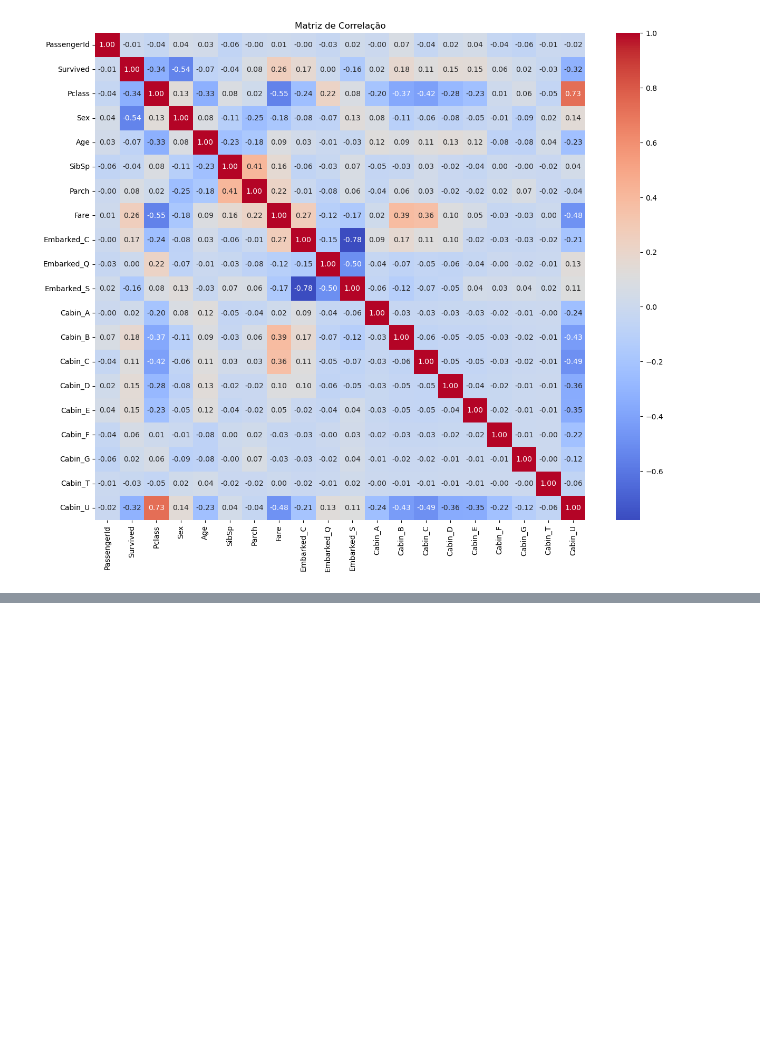
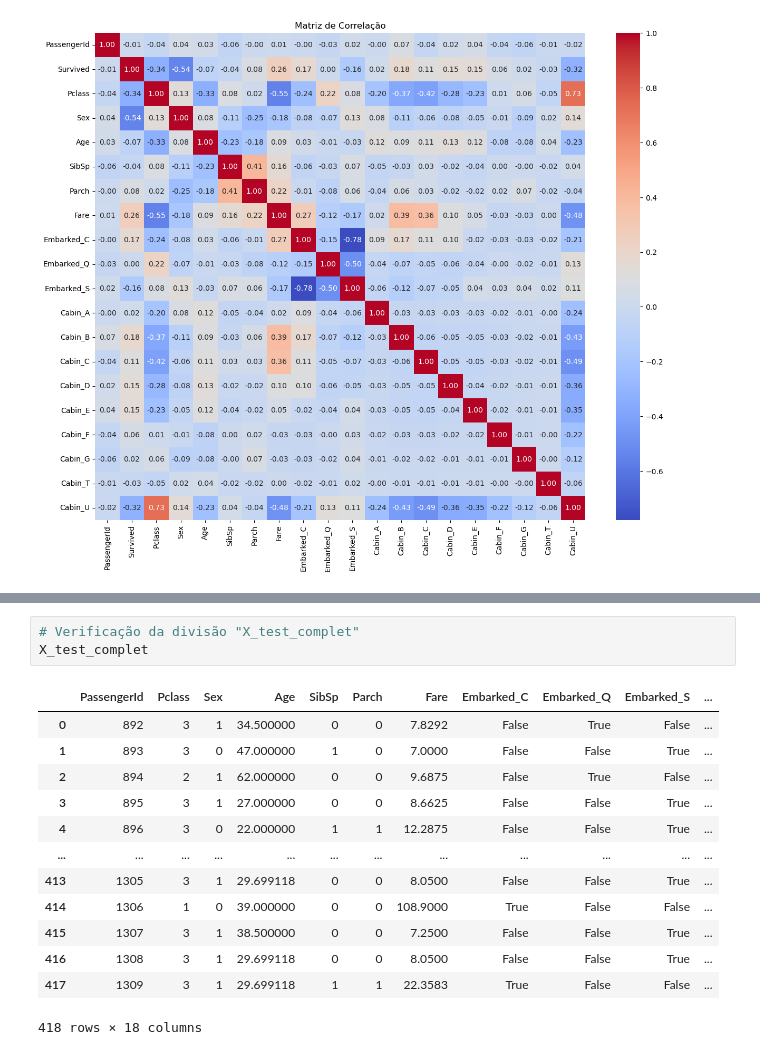
Before and after one commit to Fernandonneto/Machine_Learning_-_Duelo_Entre_Modelos_Titanic_-_EBAC, a Jupyter notebook: MOD41_EXERCICIO_DUELOFINAL.ipynb, the cells around one changed output, grey strips where cells are left out. Drawn from its saved outputs; the diff is of its cells as text; blank space fills up the shorter version.

```diff
--- a/MOD41_EXERCICIO_DUELOFINAL.ipynb
+++ b/MOD41_EXERCICIO_DUELOFINAL.ipynb
@@ -494,0 +519,17 @@ SyntaxError: invalid syntax (2777045509.py, line 2)
+# %%
+# Verificação da divisão "X_test_complet"
+X_test_complet
+# %% [output]
+|  | PassengerId | Pclass | Sex | Age | SibSp | Parch | Fare | Embarked_C | Embarked_Q | Embarked_S | ... |
+| 0 | 892 | 3 | 1 | 34.500000 | 0 | 0 | 7.8292 | False | True | False | ... |
+| 1 | 893 | 3 | 0 | 47.000000 | 1 | 0 | 7.0000 | False | False | True | ... |
+| 2 | 894 | 2 | 1 | 62.000000 | 0 | 0 | 9.6875 | False | True | False | ... |
+| 3 | 895 | 3 | 1 | 27.000000 | 0 | 0 | 8.6625 | False | False | True | ... |
+| 4 | 896 | 3 | 0 | 22.000000 | 1 | 1 | 12.2875 | False | False | True | ... |
+| ... | ... | ... | ... | ... | ... | ... | ... | ... | ... | ... | ... |
+| 413 | 1305 | 3 | 1 | 29.699118 | 0 | 0 | 8.0500 | False | False | True | ... |
+| 414 | 1306 | 1 | 0 | 39.000000 | 0 | 0 | 108.9000 | True | False | False | ... |
+| 415 | 1307 | 3 | 1 | 38.500000 | 0 | 0 | 7.2500 | False | False | True | ... |
+| 416 | 1308 | 3 | 1 | 29.699118 | 0 | 0 | 8.0500 | False | False | True | ... |
+| 417 | 1309 | 3 | 1 | 29.699118 | 1 | 1 | 22.3583 | True | False | False | ... |
+418 rows × 18 columns
```
Also changed, not shown: parts of 9 cells of this notebook.
